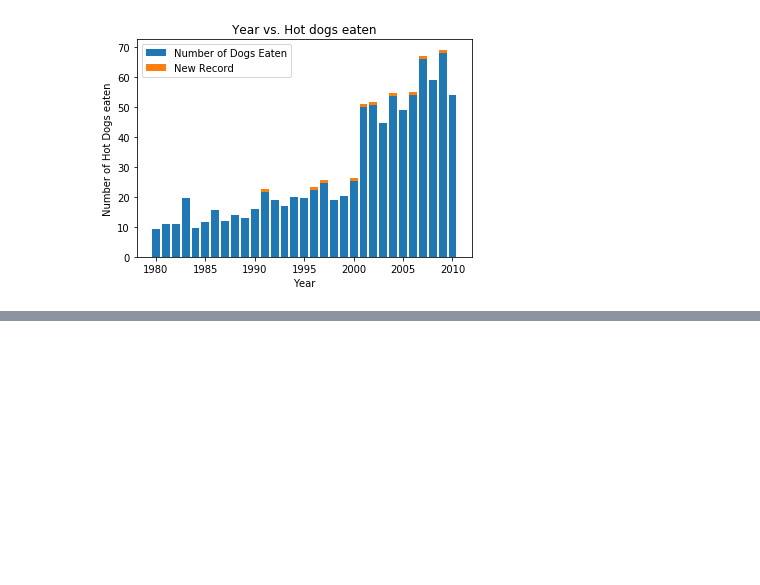
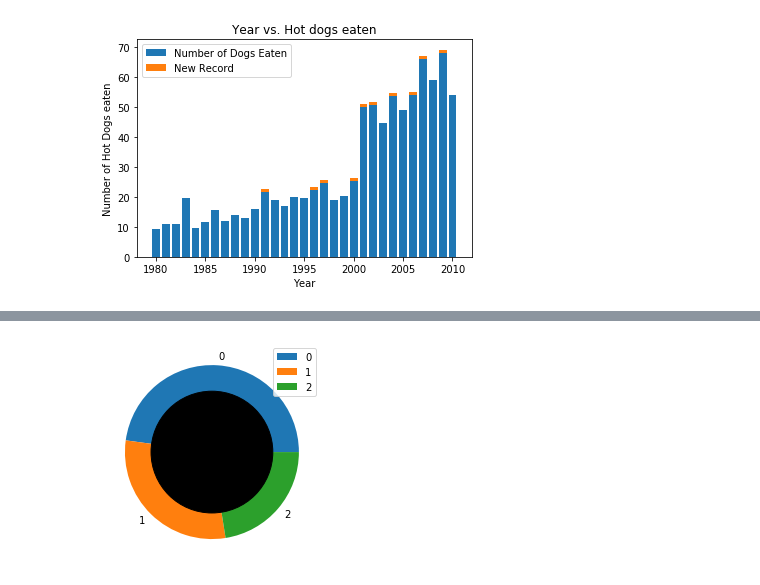
Before and after one commit to ramsey-king/DSC-640-Data-Presentation-and-Visualization, a Jupyter notebook: Weeks 1-2/exercise1-2.ipynb, the cells around one changed output, grey strips where cells are left out. Drawn from its saved outputs; the diff is of its cells as text; code cells hidden in the pictures; blank space fills up the shorter version.

```diff
--- a/Weeks 1-2/exercise1-2.ipynb
+++ b/Weeks 1-2/exercise1-2.ipynb
@@ -35,0 +56,15 @@ plt.show()
+# %%
+# Donut Chart
+
+# Create a pieplot
+fig, ax = plt.subplots()
+ax.pie(places_df[2001], labels=[0,1,2])
+
+# add a circle at the center to transform it in a donut chart
+my_circle=plt.Circle( (0,0), 0.7, color='black')
+p=plt.gcf()
+p.gca().add_artist(my_circle)
+ax.legend()
+plt.show()
+# %% [output]
+[figure, added]
```
Also changed, not shown: parts of 2 cells of this notebook.
